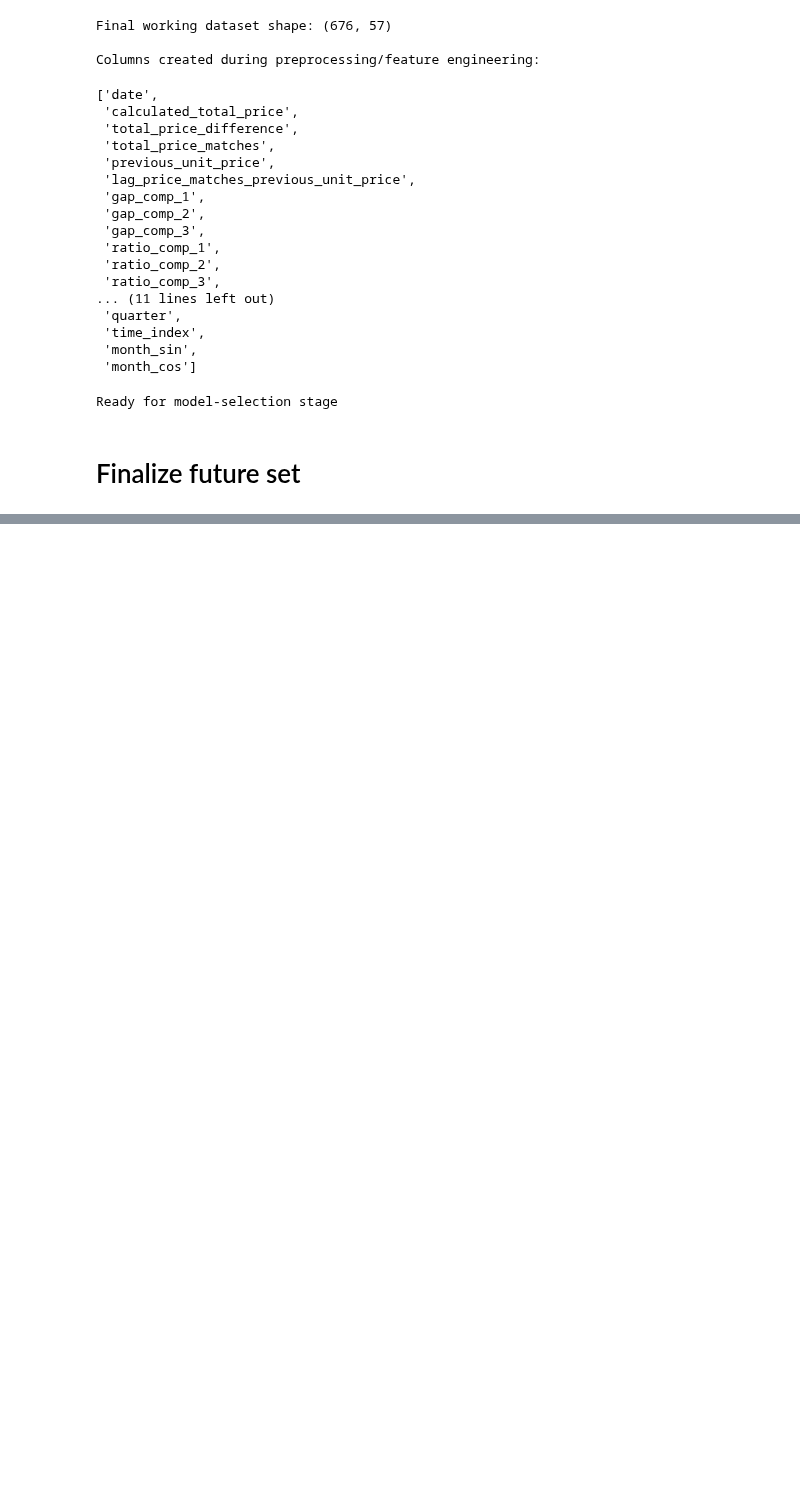
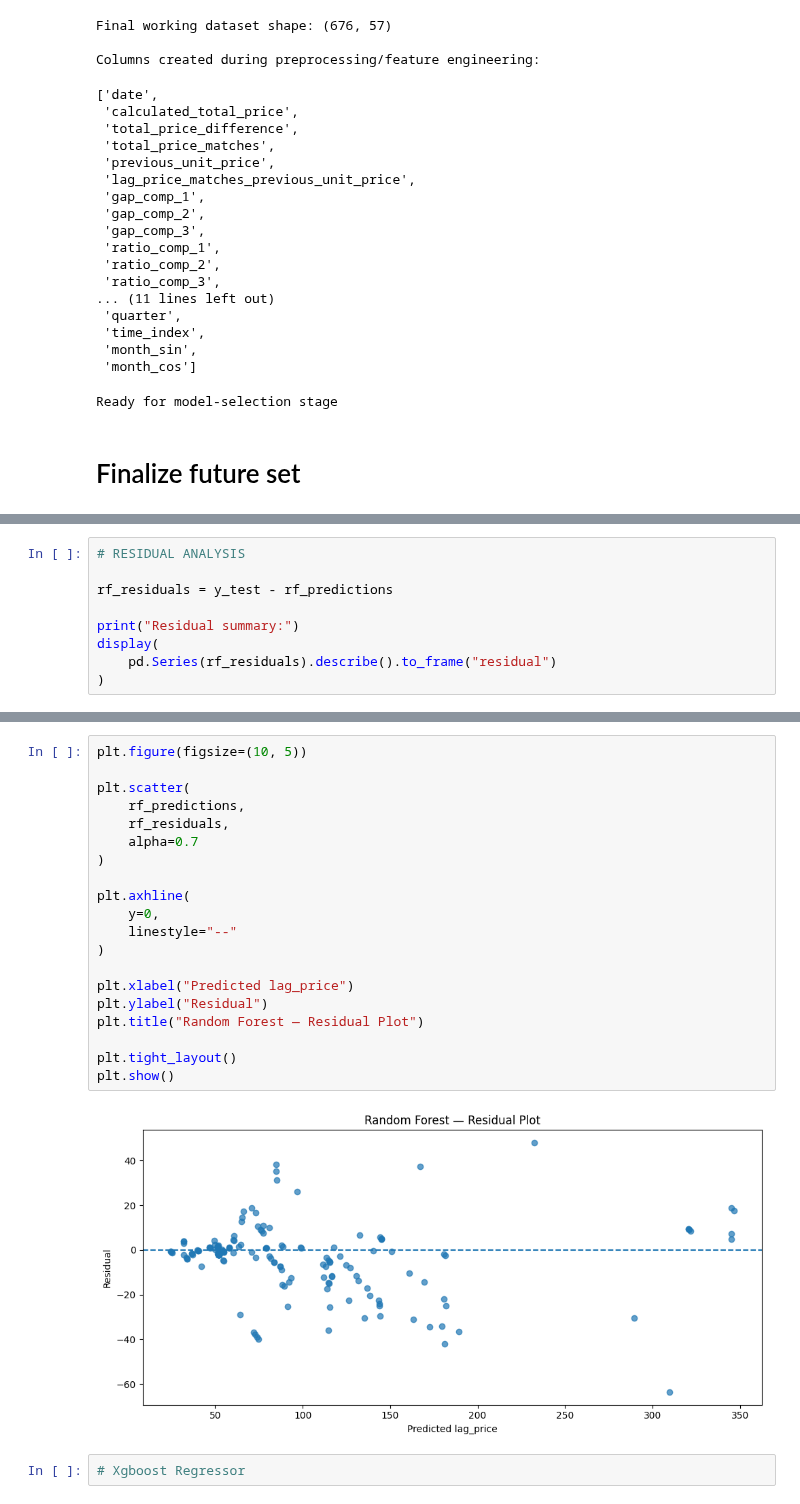
Before and after one commit to awwashreeadarsh19/Intern-project_1-Retail_Pricing, a Jupyter notebook: main.ipynb, the cells around one changed output, grey strips where cells are left out. Cells and saved outputs as stored; diff of their text form; blank space fills up the shorter version.

```diff
--- a/main.ipynb
+++ b/main.ipynb
@@ -3292,0 +3823,9 @@ Ready for model-selection stage
+# %%
+# RESIDUAL ANALYSIS
+
+rf_residuals = y_test - rf_predictions
+
+print("Residual summary:")
+display(
+    pd.Series(rf_residuals).describe().to_frame("residual")
+)
@@ -3292,0 +3843,24 @@ Ready for model-selection stage
+# %%
+plt.figure(figsize=(10, 5))
+
+plt.scatter(
+    rf_predictions,
+    rf_residuals,
+    alpha=0.7
+)
+
+plt.axhline(
+    y=0,
+    linestyle="--"
+)
+
+plt.xlabel("Predicted lag_price")
+plt.ylabel("Residual")
+plt.title("Random Forest — Residual Plot")
+
+plt.tight_layout()
+plt.show()
+# %% [output]
+[figure, added]
+# %%
+# Xgboost Regressor
```
Also changed, not shown: parts of 30 cells of this notebook.
